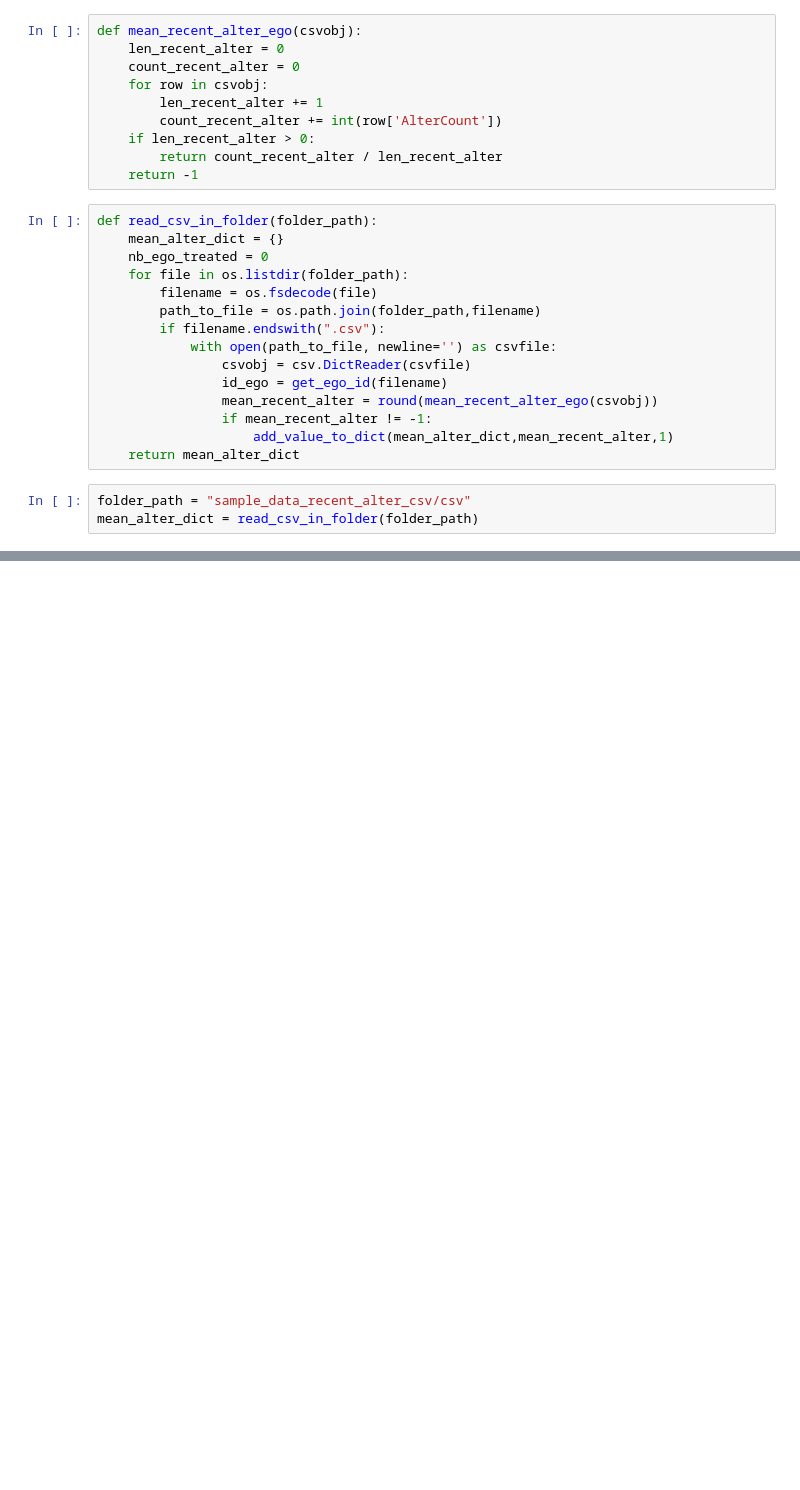
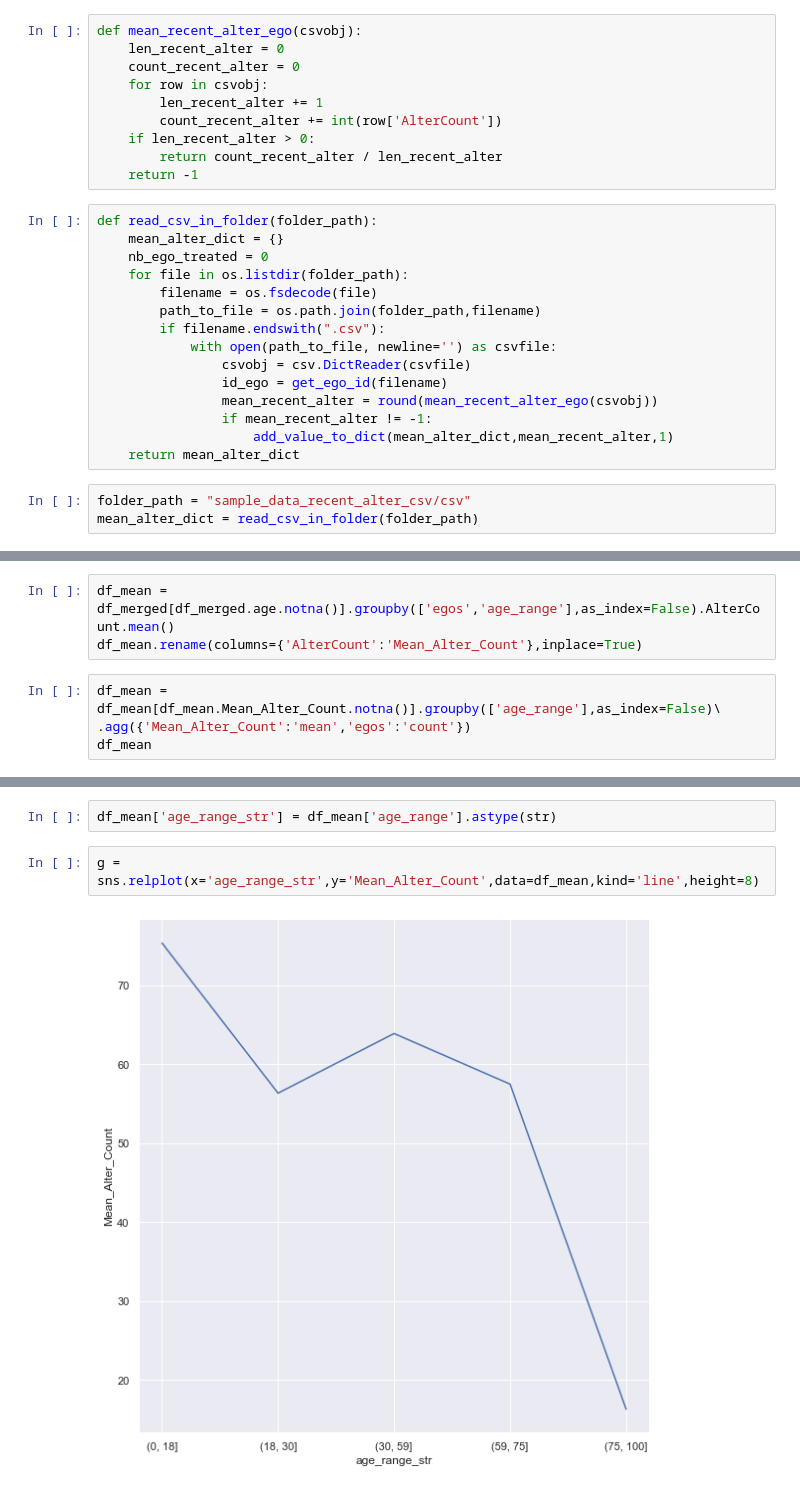
Before and after one commit to HyperionSuperNova/Algopol, a Jupyter notebook: Notebook_link_dynamics.ipynb, the cells around one changed output, grey strips where cells are left out. Cells and saved outputs as stored; diff of their text form; blank space fills up the shorter version.

```diff
--- a/Notebook_link_dynamics.ipynb
+++ b/Notebook_link_dynamics.ipynb
@@ -101,0 +135,7 @@ newdf = df_pd[['quintiles','Nbego']].groupby('quintiles').sum().reset_index()
+# %%
+df_mean = df_merged[df_merged.age.notna()].groupby(['egos','age_range'],as_index=False).AlterCount.mean()
+df_mean.rename(columns={'AlterCount':'Mean_Alter_Count'},inplace=True)
+# %%
+df_mean = df_mean[df_mean.Mean_Alter_Count.notna()].groupby(['age_range'],as_index=False)\
+.agg({'Mean_Alter_Count':'mean','egos':'count'})
+df_mean
@@ -101,0 +149,6 @@ newdf = df_pd[['quintiles','Nbego']].groupby('quintiles').sum().reset_index()
+# %%
+df_mean['age_range_str'] = df_mean['age_range'].astype(str)
+# %%
+g = sns.relplot(x='age_range_str',y='Mean_Alter_Count',data=df_mean,kind='line',height=8)
+# %% [output]
+[figure, added]
```
Also changed, not shown: parts of 29 cells of this notebook.
